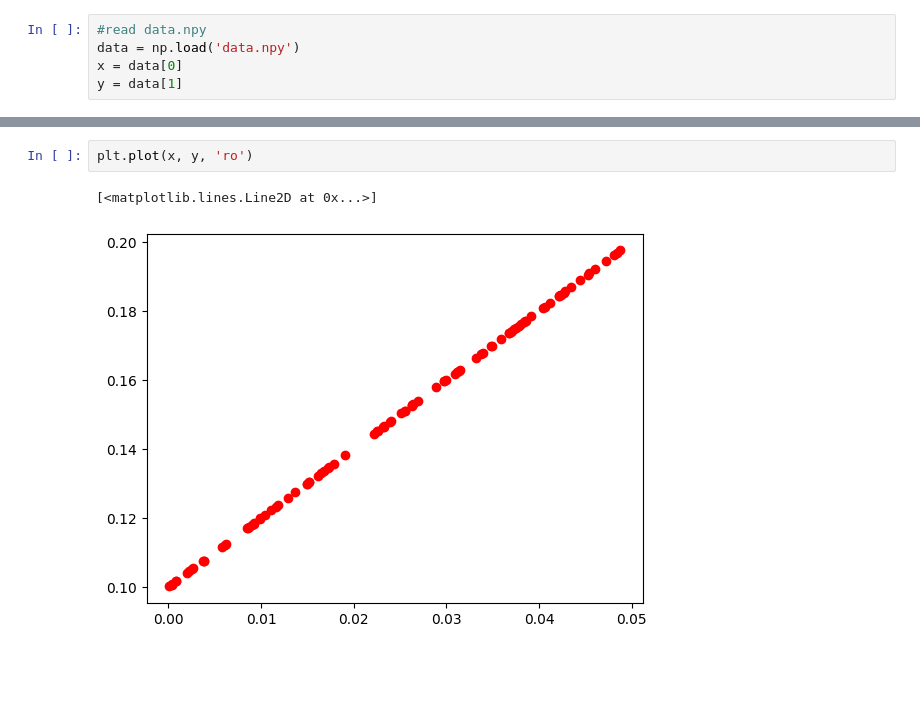
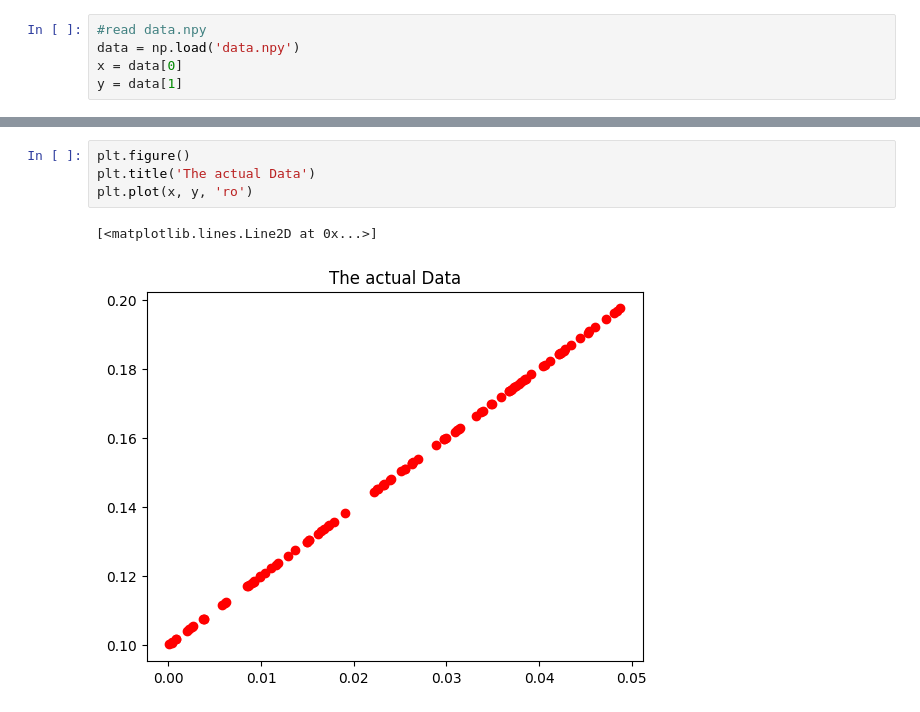
Before and after one commit to fouad1233/machine_learning_tutorials, a Jupyter notebook: 008_perceptron_regression_sigmoid/main.ipynb, the cells around one changed output, grey strips where cells are left out. Cells and saved outputs as stored; diff of their text form; blank space fills up the shorter version.

```diff
--- a/008_perceptron_regression_sigmoid/main.ipynb
+++ b/008_perceptron_regression_sigmoid/main.ipynb
@@ -25,8 +16,10 @@ print(y.shape)
 # %%
+plt.figure()
+plt.title('The actual Data')
 plt.plot(x, y, 'ro')
 # %% [output]
 [<matplotlib.lines.Line2D at 0x...>]
-[figure, old version]
+[figure, new version]
 # %%
 import numpy as np
 from sklearn.preprocessing import MinMaxScaler
```
Also changed, not shown: parts of 11 cells of this notebook.
